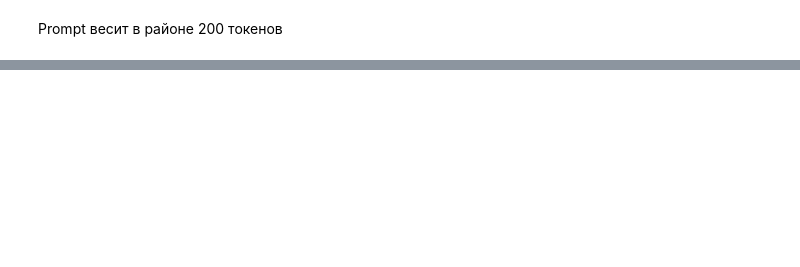
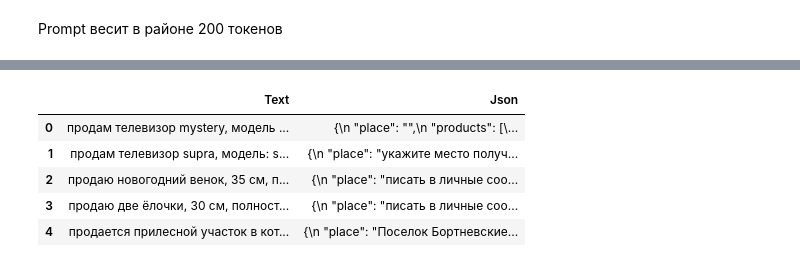
Before and after one commit to lpetrov02/ads_parsing, a Jupyter notebook: Marking/chatgpt.ipynb, the cells around one changed output, grey strips where cells are left out. Cells and saved outputs as stored; diff of their text form; code cells hidden in the pictures; blank space fills up the shorter version.

```diff
--- a/Marking/chatgpt.ipynb
+++ b/Marking/chatgpt.ipynb
@@ -102,0 +170,5 @@ Answer ONLY with JSON, no other text is needed.
+# %%
+import re
+
+text = "продаётся коляска в хорошем состоянии, 10 к"
+re.sub(r'([0-9]+) ([kKкКтТ]([^a-zA-Zа-яА-ЯёЁ0-9]|$))', r'\1\2', text)
@@ -102,0 +177,2 @@ Answer ONLY with JSON, no other text is needed.
+# %%
+data["Text"] = data["Text"].apply(lambda text: re.sub(r'([0-9]+) ([kKкКтТрР]([^a-zA-Zа-яА-ЯёЁ0-9]|$))', r'\1\2', text))
@@ -103,4 +181,6 @@ Answer ONLY with JSON, no other text is needed.
 # %%
 results = []
-for text in data.loc[:5, "Text"].values:
-    results.append(process_ad([request_format.format(prompt, text)]))
+
+for text in data.loc[:N, "Text"].values:
+  text = re.sub(r'([0-9]+) ([kKкКтТ]([^a-zA-Zа-яА-ЯёЁ0-9]|$))', r'\1\2', text)
+  results.append(process_ad(prompt, text))
@@ -111,0 +213,23 @@ PermissionDeniedError: <!DOCTYPE html>
+# %%
+N = 1500
+
+texts, jsons = [], []
+for text in tqdm(data.loc[:N, "Text"].values):
+    text = re.sub(r'([0-9]+) ([kKкКтТ]([^a-zA-Zа-яА-ЯёЁ0-9]|$))', r'\1\2', text)
+    texts.append(text)
+    json_response = process_ad(prompt, text)
+    jsons.append(json_response)
+
+marked_df = pd.DataFrame({
+    "Text": texts,
+    "Json": jsons,
+})
+# %%
+marked_df.head()
+# %% [output]
+|  | Text | Json |
+| 0 | продам телевизор mystery, модель ... | {\n "place": "",\n "products": [\... |
+| 1 | продам телевизор supra, модель: s... | {\n "place": "укажите место получ... |
+| 2 | продаю новогодний венок, 35 см, п... | {\n "place": "писать в личные соо... |
+| 3 | продаю две ёлочки, 30 см, полност... | {\n "place": "писать в личные соо... |
+| 4 | продается прилесной участок в кот... | {\n "place": "Поселок Бортневские... |
```
Also changed, not shown: parts of 29 cells of this notebook, 4 other files.
